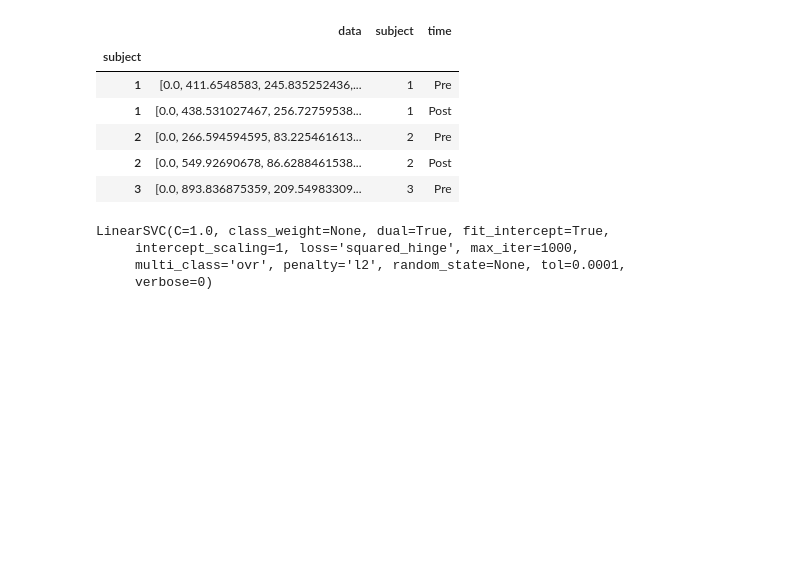
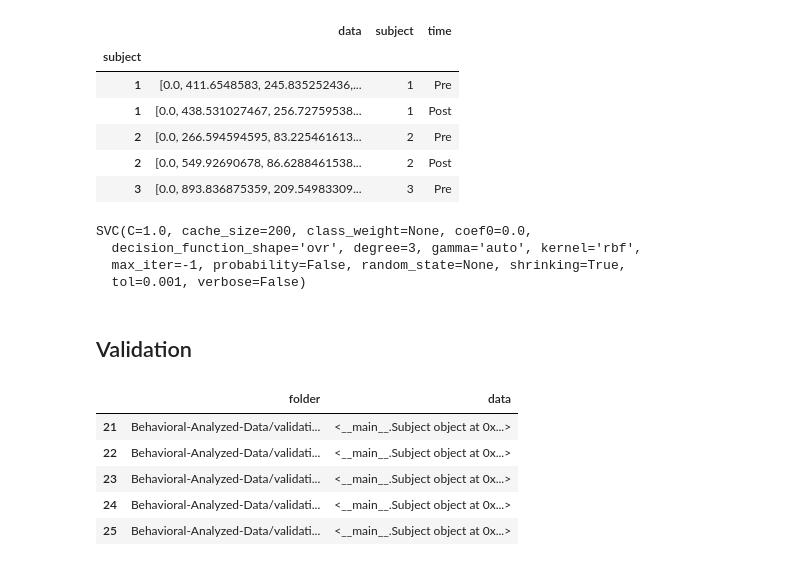
Before and after one commit to HALtheWise/Neurotech-project-1, a Jupyter notebook: exploration-v1.ipynb, the cells around one changed output. Cells and saved outputs as stored; diff of their text form; code cells hidden in the pictures; blank space fills up the shorter version.

```diff
--- a/exploration-v1.ipynb
+++ b/exploration-v1.ipynb
@@ -26,5 +26,3 @@ import os
 %matplotlib inline
 # %% [markdown]
 # Load data
-# %%
-datadir = 'Behavioral-Analyzed-Data/training/'
@@ -256,11 +248,23 @@ svmTraining.head()
 | 2 | [0.0, 549.92690678, 86.6288461538... | 2 | Post |
 | 3 | [0.0, 893.836875359, 209.54983309... | 3 | Pre |
 # %%
-classifier = svm.LinearSVC()
+classifier = svm.SVC()
 
 classifier.fit(np.stack(svmTraining.data.values), svmTraining.time.values)
 # %% [output]
-LinearSVC(C=1.0, class_weight=None, dual=True, fit_intercept=True,
-     intercept_scaling=1, loss='squared_hinge', max_iter=1000,
-     multi_class='ovr', penalty='l2', random_state=None, tol=0.0001,
-     verbose=0)
+SVC(C=1.0, cache_size=200, class_weight=None, coef0=0.0,
+  decision_function_shape='ovr', degree=3, gamma='auto', kernel='rbf',
+  max_iter=-1, probability=False, random_state=None, shrinking=True,
+  tol=0.001, verbose=False)
+# %% [markdown]
+## Validation
+# %%
+testingSubjects = loadData('validation')
+testingSubjects
+# %% [output]
+|  | folder | data |
+| 21 | Behavioral-Analyzed-Data/validati... | <__main__.Subject object at 0x...> |
+| 22 | Behavioral-Analyzed-Data/validati... | <__main__.Subject object at 0x...> |
+| 23 | Behavioral-Analyzed-Data/validati... | <__main__.Subject object at 0x...> |
+| 24 | Behavioral-Analyzed-Data/validati... | <__main__.Subject object at 0x...> |
+| 25 | Behavioral-Analyzed-Data/validati... | <__main__.Subject object at 0x...> |
```
Also changed, not shown: parts of 8 cells of this notebook.
